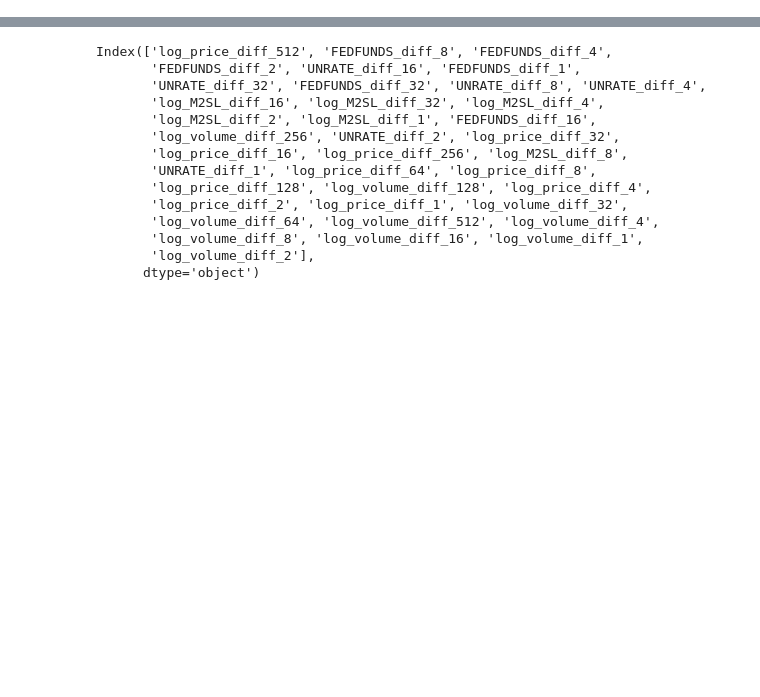
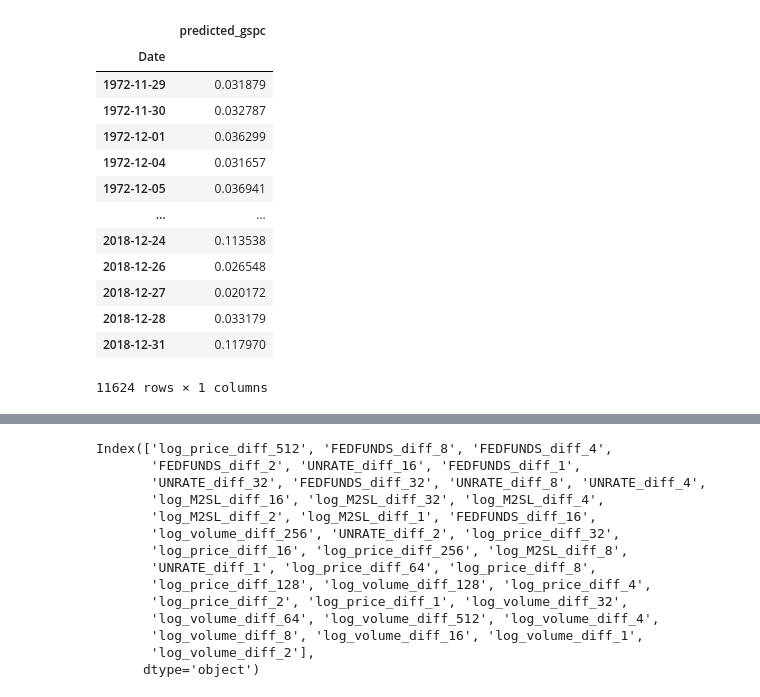
Before and after one commit to magiccpp/portfolio-2, a Jupyter notebook: notebooks/selectKBest.ipynb, the cells around one changed output, grey strips where cells are left out. Saved outputs shown, nothing was run; the diff lists cells and outputs as text; code cells hidden in the pictures; blank space fills up the shorter version.

```diff
--- a/notebooks/selectKBest.ipynb
+++ b/notebooks/selectKBest.ipynb
@@ -44,3 +42,20 @@ with open(f'{data_dir}/valid_tickers.txt', 'r') as f:
     valid_tickers = f.read().splitlines()
 
 logger.info(f'Data loaded from {data_dir}...')
+# %%
+df_gspc
+# %% [output]
+|  | predicted_gspc |
+| Date |  |
+| 1972-11-29 | 0.031879 |
+| 1972-11-30 | 0.032787 |
+| 1972-12-01 | 0.036299 |
+| 1972-12-04 | 0.031657 |
+| 1972-12-05 | 0.036941 |
+| ... | ... |
+| 2018-12-24 | 0.113538 |
+| 2018-12-26 | 0.026548 |
+| 2018-12-27 | 0.020172 |
+| 2018-12-28 | 0.033179 |
+| 2018-12-31 | 0.117970 |
+11624 rows × 1 columns
```
Also changed, not shown: parts of 16 cells of this notebook, 10 other files.
